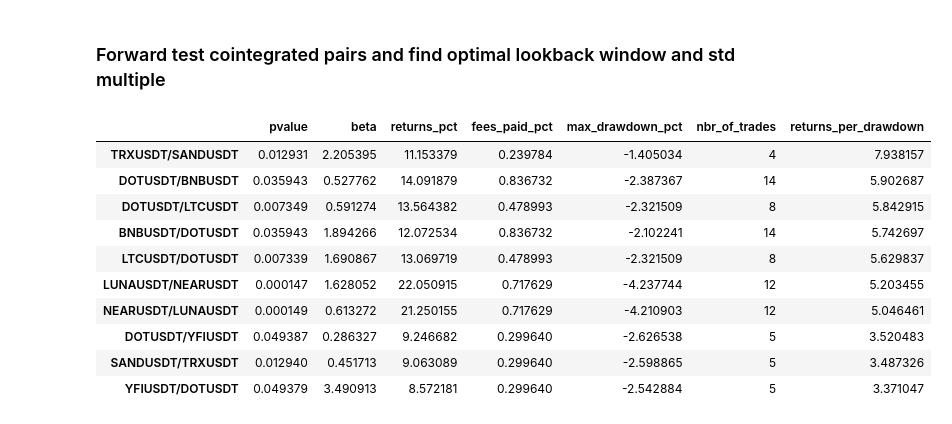
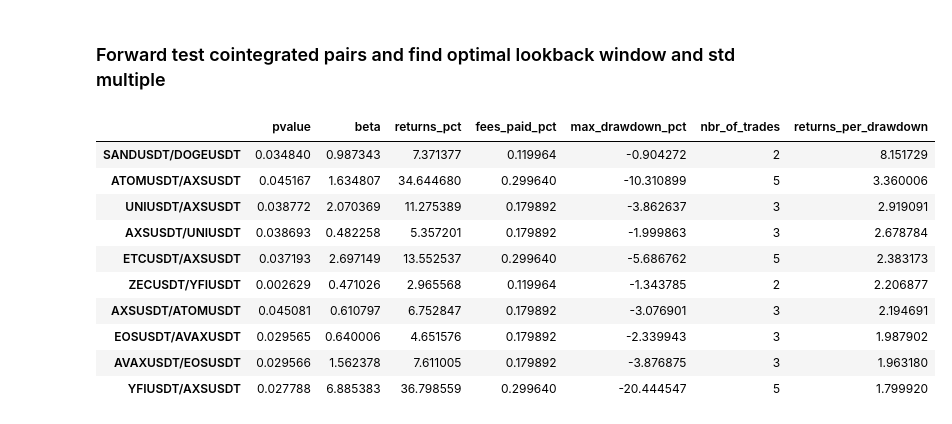
Before and after one commit to walidarbtg/cointegration, a Jupyter notebook: Cointegration Matrix.ipynb, the cells around one changed output. Saved outputs shown, nothing was run; the diff lists cells and outputs as text; code cells hidden in the pictures.

```diff
--- a/Cointegration Matrix.ipynb
+++ b/Cointegration Matrix.ipynb
@@ -182,8 +182,8 @@ def rolling_zscore(series, window):
 
 def get_backtest_performance(price_a, price_b, positions, fees, starting_capital, order_size_pct, beta):
 
-    returns_a = price_a.pct_change().fillna(0)
-    returns_b = price_b.pct_change().fillna(0)
+    returns_a = price_a.pct_change().fillna(0) * beta #todo: make sure beta goes there
+    returns_b = price_b.pct_change().fillna(0) #* beta #todo: make sure beta goes there
 
      # Calculate Fees
     trades = 0
@@ -203,7 +203,7 @@ def get_backtest_performance(price_a, price_b, positions, fees, starting_capital
     long_leg_max_dd = long_leg_returns.cumsum().apply(np.exp)
     short_leg_cumsum = short_leg_returns.cumsum().apply(np.exp)
 
-    long_leg_dollar_size = starting_capital * order_size_pct / 2 * beta
+    long_leg_dollar_size = starting_capital * order_size_pct / 2 #* beta
     short_leg_dollar_size = starting_capital * order_size_pct - long_leg_dollar_size
 
     long_leg_dollar_returns = long_leg_dollar_size * list(long_leg_cumsum)[len(long_leg_cumsum)-1]
@@ -256,0 +397,21 @@ def zscore_mean_reversion_strategy(price_a, price_b, window, std_multiple, tradi
+# %%
+# cointegration lookback
+best_lb_value = 0
+best_lb_median = 0
+for i in optimization_matrix.index:
+    median = optimization_matrix[i].median()
+    if median > best_lb_median:
+        best_lb_median = median
+        best_lb_value = i
+
+best_window_value = 0
+best_window_median = 0
+# rolling window forward testing
+for j in optimization_matrix.columns:
+    median = optimization_matrix.loc[j].median()
+    if median > best_window_median:
+        best_window_median = median
+        best_window_value = j
+
+print('Best Lookback For Cointegration: {}'.format(best_lb_value))
+print('Best Rolling Window For Forward Testing: {}'.format(best_window_value))
@@ -259,7 +423,7 @@ def zscore_mean_reversion_strategy(price_a, price_b, window, std_multiple, tradi
 # %%
 dates = prices_1h['BTCUSDT']['date'].reset_index()
 end_date = '2021-06-01 00:00:00'
-lookback_window_coint = 24 * 10
+lookback_window_coint = best_lb_value # From optimization
 start_date = dates.iloc[dates[dates['date'] == end_date].index[0]-lookback_window_coint]['date']
 
 coint_type = 'engle-granger'
@@ -295,6 +459,6 @@ pairs_df = pd.DataFrame(pairs)
 
 # Show
 plt.figure(figsize=(20,15))
-plt.title('Cointegration Matrix for period {} - {}'.format(start_date, end_date))
+plt.title('Cointegration Matrix for period {} - {} ({} hours)'.format(start_date, end_date, best_lb_value))
 sb.heatmap(coint_matrix, annot=True, vmin=0, vmax=0.05)
 # %% [output]
@@ -307,8 +471,7 @@ sb.heatmap(coint_matrix, annot=True, vmin=0, vmax=0.05)
 # for example, i did coint test on a 30 days period, i want to forward test with rolling window of 14, start date
 # must be last day of coint test minus 14
 forwardtest_start_date = '2021-05-21 00:00:00'
-forwardtest_end_date = '2021-06-19 00:00:00'
-lookback_window = 24 * 10
+forwardtest_end_date = '2021-06-21 00:00:00'
 cointegrated_pairs_df = pairs_df.T[pairs_df.T['pvalue'] <= 0.05]
 returns = []
 fees_paid = []
@@ -328,51 +491,52 @@ for pair in cointegrated_pairs_df.index:
     dates = pair_price_a['date']
 
     fees = 0.0006
-    rolling_window = lookback_window
+    rolling_window = best_window_value # From optimization
     std_multiple = 1.5
     start_capital = 10000.0
     order_size_pct = 1
-    beta = 1
+    #beta = 1
+    beta = cointegrated_pairs_df.loc[pair]['beta']
 
     positions, capital, commission, zscore = zscore_mean_reversion_strategy(pair_price_a['price'], pair_price_b['price'], rolling_window, std_multiple, fees, start_capital, order_size_pct, beta)
     # Nbr of trades
     trades = 0
     current_pos = 0
     for i in positions:
         if i != current_pos:
             trades += 1
             current_pos = i
 
     # Max drawdown calculation
     dd_i = np.argmax(np.maximum.accumulate(capital) - capital) # end of the period
     if dd_i > 0:
         dd_j = np.argmax(capital[:dd_i]) # start of period
         max_dd = (capital[dd_i]-capital[dd_j])/capital[dd_i]*100
     else:
         max_dd = 0
 
     returns.append((list(capital)[-1]/list(capital)[0]-1)*(1-commission)*100)
     fees_paid.append(commission * 100)
     max_drawdown.append(max_dd)
     nbr_of_trades.append(trades)
 
 
 cointegrated_pairs_df['returns_pct'] = returns
 cointegrated_pairs_df['fees_paid_pct'] = fees_paid
 cointegrated_pairs_df['max_drawdown_pct'] = max_drawdown
 cointegrated_pairs_df['nbr_of_trades'] = nbr_of_trades
 cointegrated_pairs_df['returns_per_drawdown'] = list(pd.Series(returns) / pd.Series(max_drawdown).abs())
 
 cointegrated_pairs_df.sort_values(['returns_per_drawdown'], ascending=False)[:10]
 # %% [output]
 |  | pvalue | beta | returns_pct | fees_paid_pct | max_drawdown_pct | nbr_of_trades | returns_per_drawdown |
-| TRXUSDT/SANDUSDT | 0.012931 | 2.205395 | 11.153379 | 0.239784 | -1.405034 | 4 | 7.938157 |
-| DOTUSDT/BNBUSDT | 0.035943 | 0.527762 | 14.091879 | 0.836732 | -2.387367 | 14 | 5.902687 |
-| DOTUSDT/LTCUSDT | 0.007349 | 0.591274 | 13.564382 | 0.478993 | -2.321509 | 8 | 5.842915 |
-| BNBUSDT/DOTUSDT | 0.035943 | 1.894266 | 12.072534 | 0.836732 | -2.102241 | 14 | 5.742697 |
-| LTCUSDT/DOTUSDT | 0.007339 | 1.690867 | 13.069719 | 0.478993 | -2.321509 | 8 | 5.629837 |
-| LUNAUSDT/NEARUSDT | 0.000147 | 1.628052 | 22.050915 | 0.717629 | -4.237744 | 12 | 5.203455 |
-| NEARUSDT/LUNAUSDT | 0.000149 | 0.613272 | 21.250155 | 0.717629 | -4.210903 | 12 | 5.046461 |
-| DOTUSDT/YFIUSDT | 0.049387 | 0.286327 | 9.246682 | 0.299640 | -2.626538 | 5 | 3.520483 |
-| SANDUSDT/TRXUSDT | 0.012940 | 0.451713 | 9.063089 | 0.299640 | -2.598865 | 5 | 3.487326 |
-| YFIUSDT/DOTUSDT | 0.049379 | 3.490913 | 8.572181 | 0.299640 | -2.542884 | 5 | 3.371047 |
+| SANDUSDT/DOGEUSDT | 0.034840 | 0.987343 | 7.371377 | 0.119964 | -0.904272 | 2 | 8.151729 |
+| ATOMUSDT/AXSUSDT | 0.045167 | 1.634807 | 34.644680 | 0.299640 | -10.310899 | 5 | 3.360006 |
+| UNIUSDT/AXSUSDT | 0.038772 | 2.070369 | 11.275389 | 0.179892 | -3.862637 | 3 | 2.919091 |
+| AXSUSDT/UNIUSDT | 0.038693 | 0.482258 | 5.357201 | 0.179892 | -1.999863 | 3 | 2.678784 |
+| ETCUSDT/AXSUSDT | 0.037193 | 2.697149 | 13.552537 | 0.299640 | -5.686762 | 5 | 2.383173 |
+| ZECUSDT/YFIUSDT | 0.002629 | 0.471026 | 2.965568 | 0.119964 | -1.343785 | 2 | 2.206877 |
+| AXSUSDT/ATOMUSDT | 0.045081 | 0.610797 | 6.752847 | 0.179892 | -3.076901 | 3 | 2.194691 |
+| EOSUSDT/AVAXUSDT | 0.029565 | 0.640006 | 4.651576 | 0.179892 | -2.339943 | 3 | 1.987902 |
+| AVAXUSDT/EOSUSDT | 0.029566 | 1.562378 | 7.611005 | 0.179892 | -3.876875 | 3 | 1.963180 |
+| YFIUSDT/AXSUSDT | 0.027788 | 6.885383 | 36.798559 | 0.299640 | -20.444547 | 5 | 1.799920 |
```
Also changed, not shown: parts of 18 cells of this notebook.
